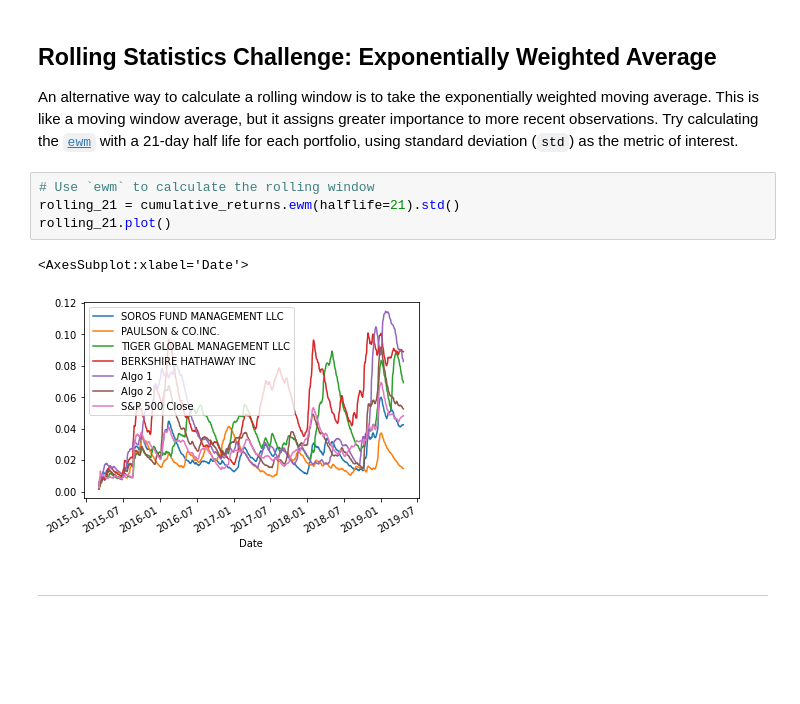
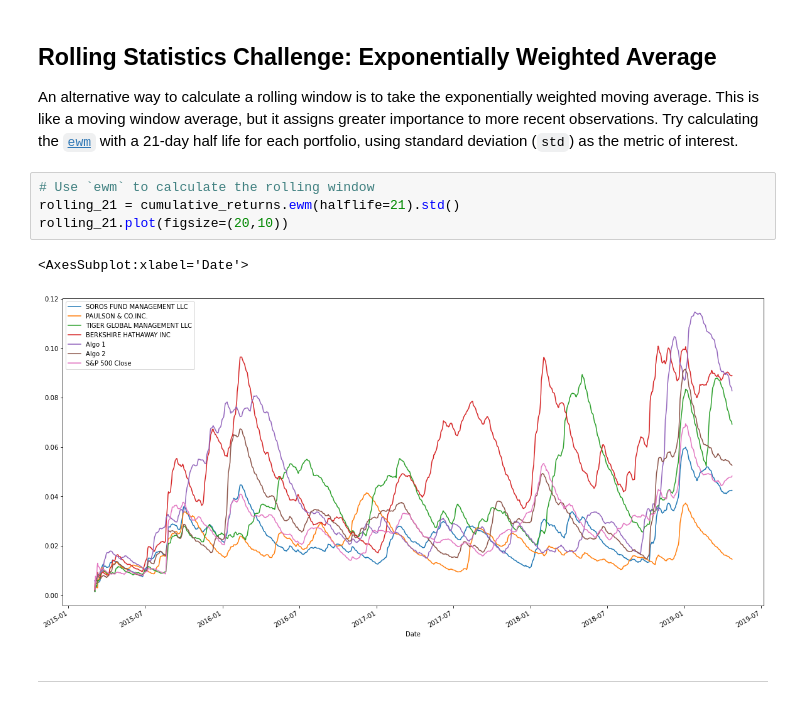
Before and after one commit to themichaelfoley/pandas-homework, a Jupyter notebook: Starter_Code/whale_analysis.ipynb, the cells around one changed output. Drawn from its saved outputs; the diff is of its cells as text; blank space fills up the shorter version.

```diff
--- a/Starter_Code/whale_analysis.ipynb
+++ b/Starter_Code/whale_analysis.ipynb
@@ -368,10 +368,10 @@ An alternative way to calculate a rolling window is to take the exponentially we
 # %%
 # Use `ewm` to calculate the rolling window
 rolling_21 = cumulative_returns.ewm(halflife=21).std()
-rolling_21.plot()
+rolling_21.plot(figsize=(20,10))
 # %% [output]
 <AxesSubplot:xlabel='Date'>
-[figure, old version]
+[figure, new version]
 # %% [markdown]
 ---
 # %% [markdown]
```
Also changed, not shown: parts of 5 cells of this notebook.
